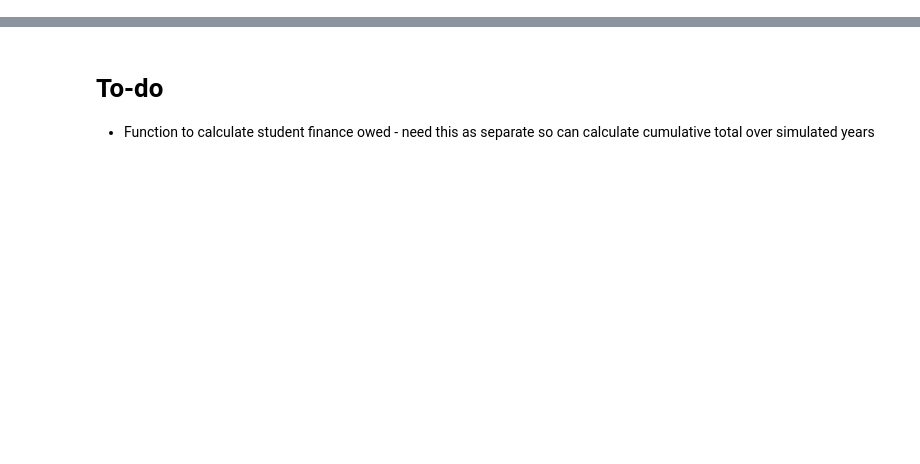
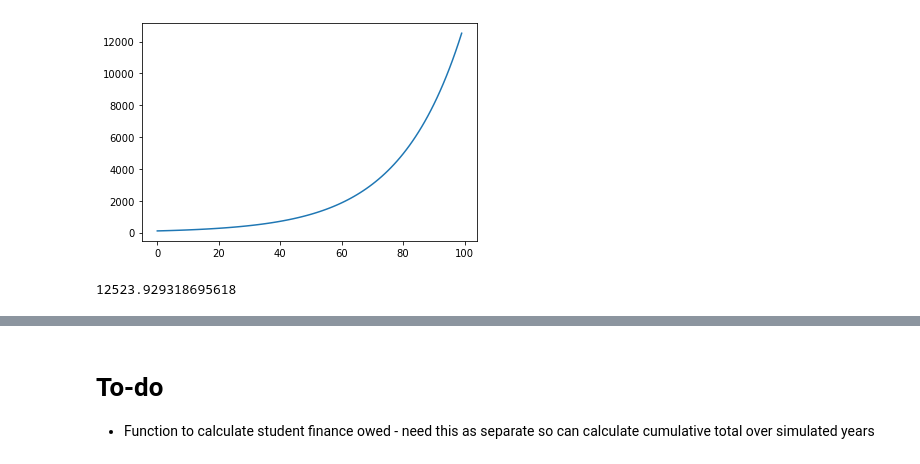
Before and after one commit to lvassor/student_finance_simulation, a Jupyter notebook: payoffSimulation.ipynb, the cells around one changed output, grey strips where cells are left out. Cells and saved outputs as stored; diff of their text form; code cells hidden in the pictures; blank space fills up the shorter version.

```diff
--- a/payoffSimulation.ipynb
+++ b/payoffSimulation.ipynb
@@ -88,6 +91,17 @@ def populateInterestRate(myPayments):
         myPayments.loc[i, "totalPayment"] = myPayments.loc[i, "Gross"]*(rate+1)
         myPayments.loc[i, "cumulativeTotal"] = myPayments.loc[i, "Gross"]*(rate+1)
     return myPayments
+# %%
+def compoundInterest(P, r, n, t):
+    return P*(1+(r/n))**(n*t)
+# %%
+final = [compoundInterest(P=100, r=0.05, n=1, t=i) for i in range(100)]
+plt.plot(final)
+plt.show()
+print(final[-1])
+# %% [output]
+[figure, added]
+12523.929318695618
 # %%
 ## build this dictionary from a table which is read in as a csv - potentially even scrape from the student finance website
 
```
Also changed, not shown: parts of 10 cells of this notebook.
